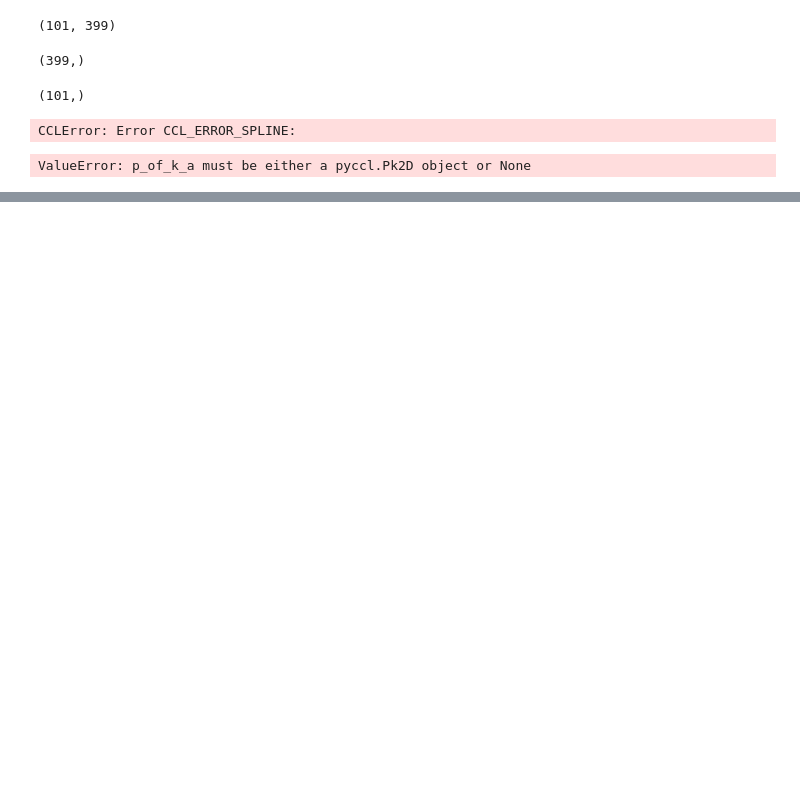
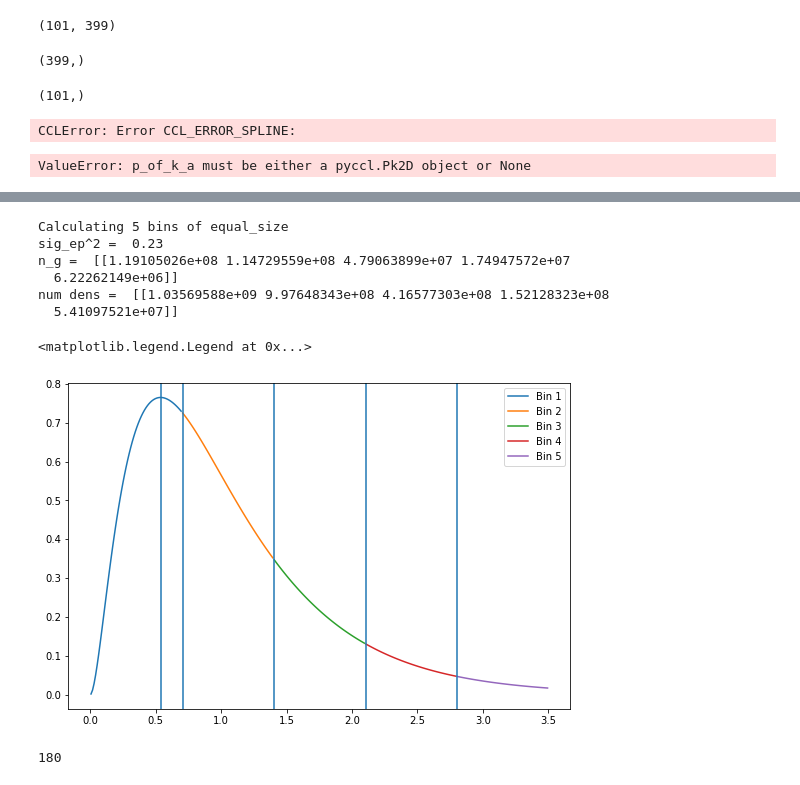
Before and after one commit to MarkusMichaelRau/Fisher, a Jupyter notebook: Untitled.ipynb, the cells around one changed output, grey strips where cells are left out. Saved outputs shown, nothing was run; the diff lists cells and outputs as text; code cells hidden in the pictures; blank space fills up the shorter version.

```diff
--- a/Untitled.ipynb
+++ b/Untitled.ipynb
@@ -72,0 +80,9 @@ ValueError: p_of_k_a must be either a pyccl.Pk2D object or None
+# %%
+probe = "lensing"
+bin_type = "equal_size"
+nbins = 5
+deriv_order = 2
+derivs_to_calc = "all"
+use_binned = True
+# %%
+F = Fisher_Forecaster(probe, bin_type, nbins, deriv_order, derivs_to_calc, use_binned=use_binned)
@@ -72,0 +104,25 @@ ValueError: p_of_k_a must be either a pyccl.Pk2D object or None
+# %%
+F.get_tomo_data(to_save=False)
+# %% [output]
+Calculating 5 bins of equal_size
+sig_ep^2 =  0.23
+n_g =  [[1.19105026e+08 1.14729559e+08 4.79063899e+07 1.74947572e+07
+  6.22262149e+06]]
+num dens =  [[1.03569588e+09 9.97648343e+08 4.16577303e+08 1.52128323e+08
+  5.41097521e+07]]
+# %%
+import matplotlib
+matplotlib.rcParams['figure.figsize'] = 9, 6
+# %%
+for i in range(1, 6):
+    plt.plot(F.z_dNdz[:, 0][F.z_dNdz[:, i] != 0], F.z_dNdz[:, i][F.z_dNdz[:, i] != 0], label="Bin %d"%i)
+    plt.axvline(F.z_dNdz[F.z_dNdz[:, i].argmax(), 0] )
+plt.legend()
+# plt.vlines()
+# %% [output]
+<matplotlib.legend.Legend at 0x...>
+[figure, added]
+# %%
+(F.z_dNdz[:, 4] != 0).argmax()
+# %% [output]
+180
```
Also changed, not shown: parts of 9 cells of this notebook, 1 other file.
